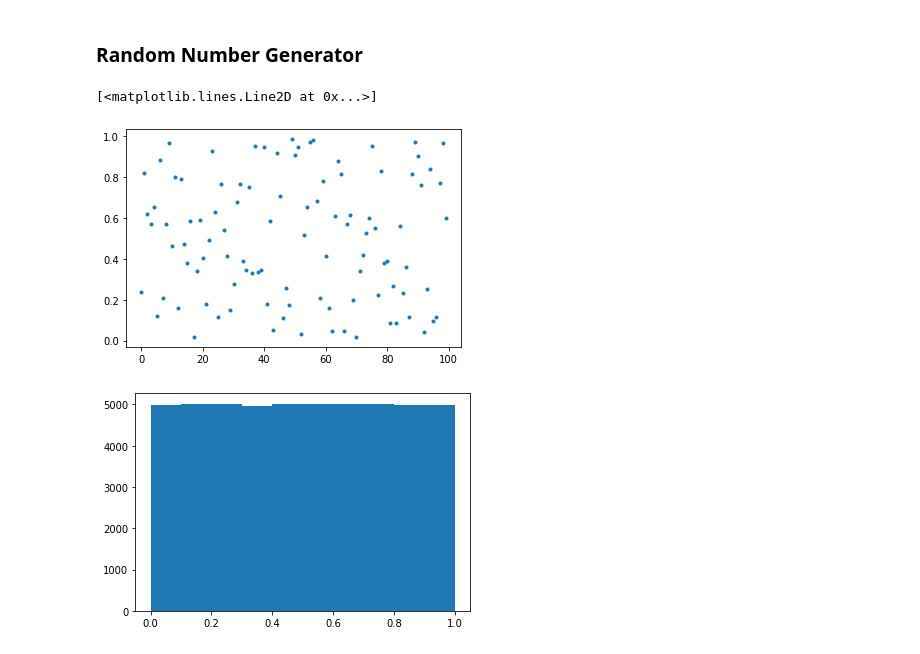
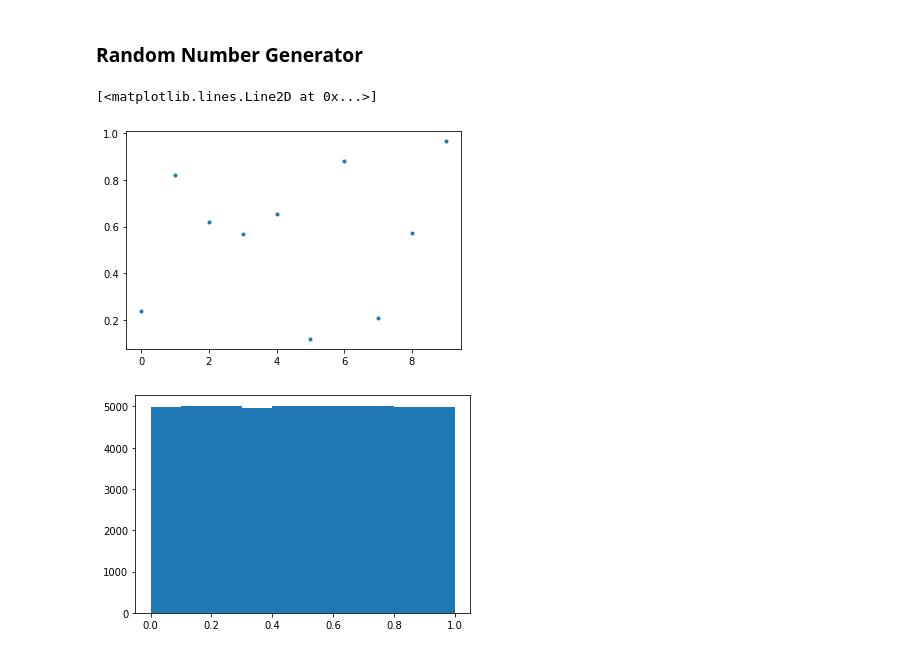
Before and after one commit to CodyHuff/Data-Science, a Jupyter notebook: Cody_Huff_Lab_4.ipynb, the cells around one changed output. Cells and saved outputs as stored; diff of their text form; code cells hidden in the pictures.

```diff
--- a/Cody_Huff_Lab_4.ipynb
+++ b/Cody_Huff_Lab_4.ipynb
@@ -53,6 +53,6 @@ X /= np.max(X)
 # %%
-plt.plot(X[:100],'.')
+plt.plot(X[:10],'.') # plots x 10 times
 # %% [output]
 [<matplotlib.lines.Line2D at 0x...>]
-[figure, old version]
+[figure, new version]
 # %%
```
Also changed, not shown: parts of 97 cells of this notebook.
